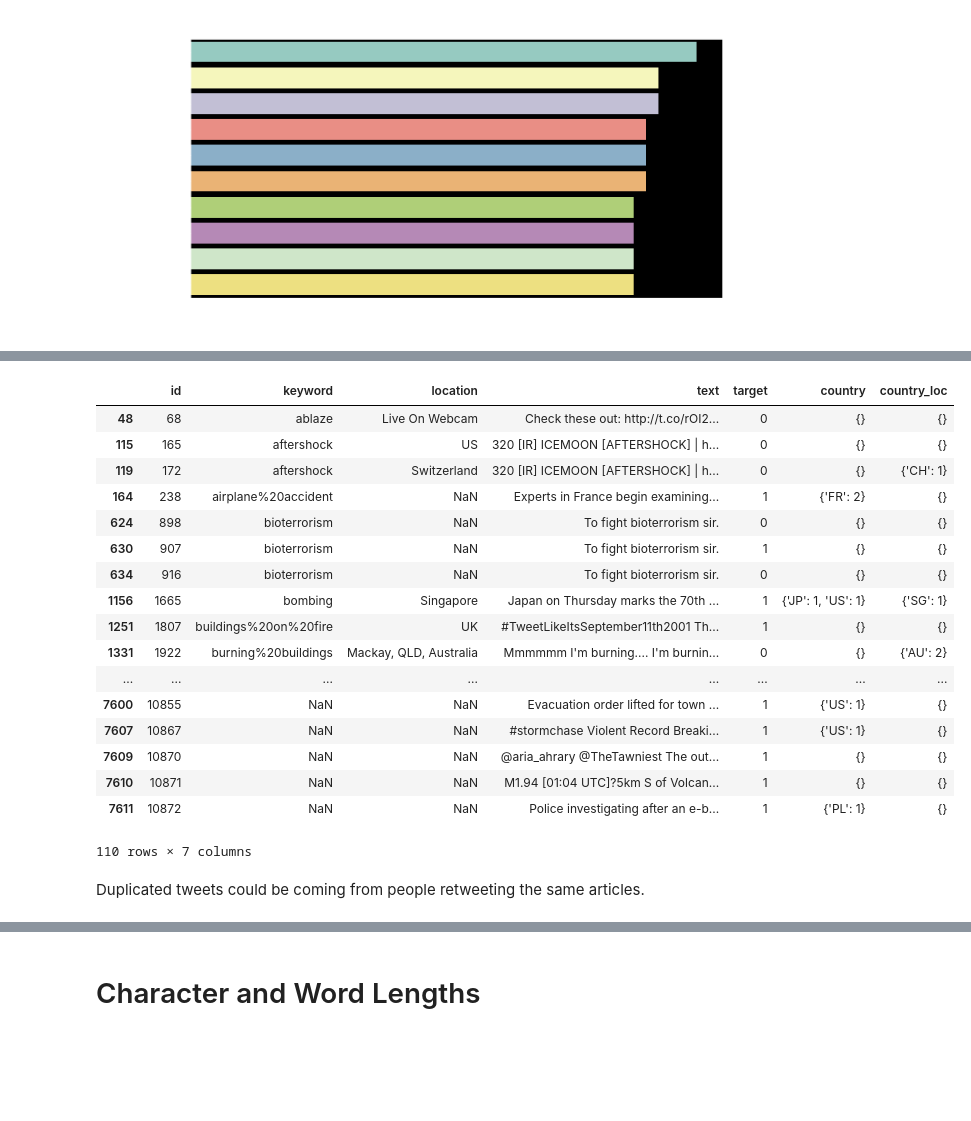
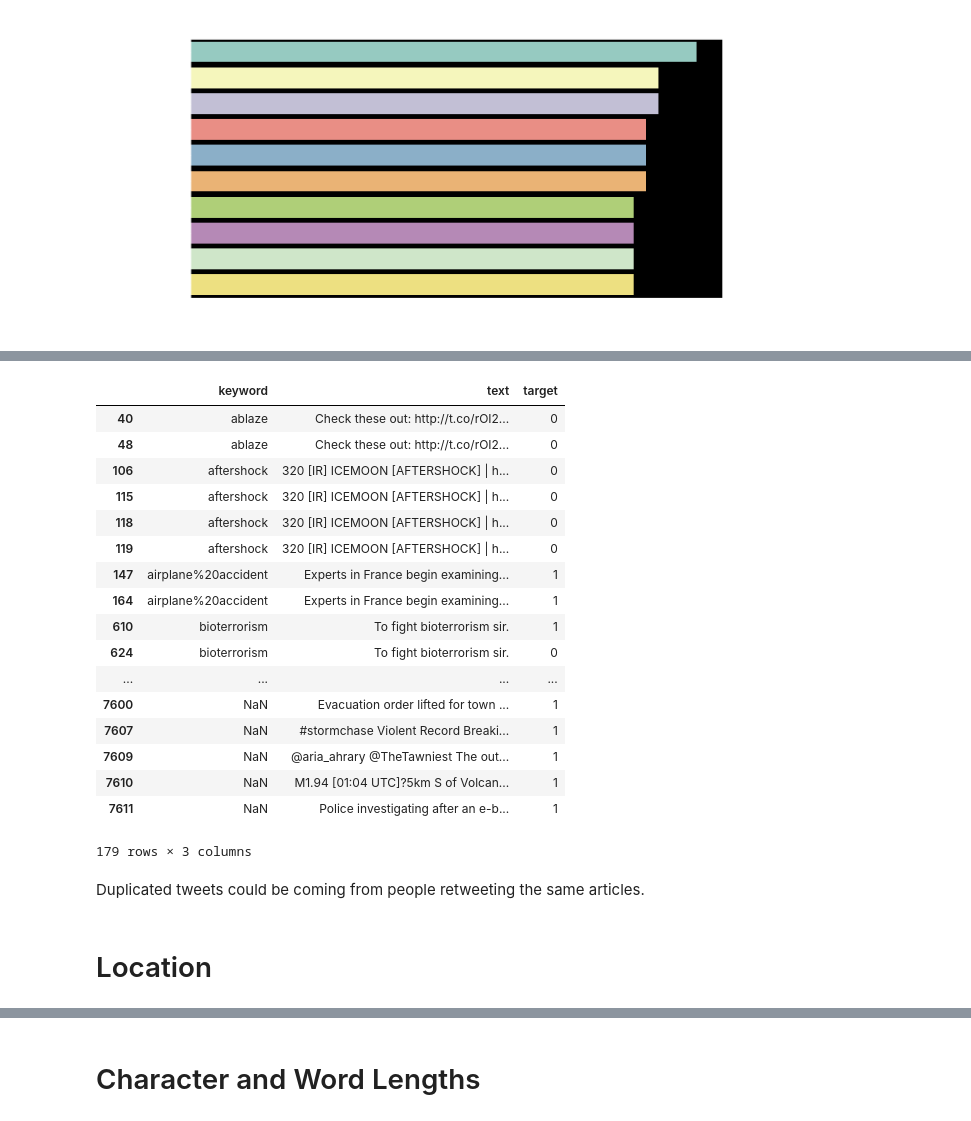
Before and after one commit to cwong690/Is-it-Lit-or-Nah, a Jupyter notebook: cindy_eda.ipynb, the cells around one changed output, grey strips where cells are left out. Saved outputs shown, nothing was run; the diff lists cells and outputs as text; code cells hidden in the pictures; blank space fills up the shorter version.

```diff
--- a/cindy_eda.ipynb
+++ b/cindy_eda.ipynb
@@ -164,26 +136,28 @@ data[data['keyword'].isna()]
 # %%
-data[data['text'].duplicated()]
+data[data['text'].duplicated(keep=False)][['keyword', 'text', 'target']]
 # %% [output]
-|  | id | keyword | location | text | target | country | country_loc |
-| 48 | 68 | ablaze | Live On Webcam | Check these out: http://t.co/rOI2... | 0 | {} | {} |
-| 115 | 165 | aftershock | US | 320 [IR] ICEMOON [AFTERSHOCK] | h... | 0 | {} | {} |
-| 119 | 172 | aftershock | Switzerland | 320 [IR] ICEMOON [AFTERSHOCK] | h... | 0 | {} | {'CH': 1} |
-| 164 | 238 | airplane%20accident | NaN | Experts in France begin examining... | 1 | {'FR': 2} | {} |
-| 624 | 898 | bioterrorism | NaN | To fight bioterrorism sir. | 0 | {} | {} |
-| 630 | 907 | bioterrorism | NaN | To fight bioterrorism sir. | 1 | {} | {} |
-| 634 | 916 | bioterrorism | NaN | To fight bioterrorism sir. | 0 | {} | {} |
-| 1156 | 1665 | bombing | Singapore | Japan on Thursday marks the 70th ... | 1 | {'JP': 1, 'US': 1} | {'SG': 1} |
-| 1251 | 1807 | buildings%20on%20fire | UK | #TweetLikeItsSeptember11th2001 Th... | 1 | {} | {} |
-| 1331 | 1922 | burning%20buildings | Mackay, QLD, Australia | Mmmmmm I'm burning.... I'm burnin... | 0 | {} | {'AU': 2} |
-| ... | ... | ... | ... | ... | ... | ... | ... |
-| 7600 | 10855 | NaN | NaN | Evacuation order lifted for town ... | 1 | {'US': 1} | {} |
-| 7607 | 10867 | NaN | NaN | #stormchase Violent Record Breaki... | 1 | {'US': 1} | {} |
-| 7609 | 10870 | NaN | NaN | @aria_ahrary @TheTawniest The out... | 1 | {} | {} |
-| 7610 | 10871 | NaN | NaN | M1.94 [01:04 UTC]?5km S of Volcan... | 1 | {} | {} |
-| 7611 | 10872 | NaN | NaN | Police investigating after an e-b... | 1 | {'PL': 1} | {} |
+|  | keyword | text | target |
+| 40 | ablaze | Check these out: http://t.co/rOI2... | 0 |
+| 48 | ablaze | Check these out: http://t.co/rOI2... | 0 |
+| 106 | aftershock | 320 [IR] ICEMOON [AFTERSHOCK] | h... | 0 |
+| 115 | aftershock | 320 [IR] ICEMOON [AFTERSHOCK] | h... | 0 |
+| 118 | aftershock | 320 [IR] ICEMOON [AFTERSHOCK] | h... | 0 |
+| 119 | aftershock | 320 [IR] ICEMOON [AFTERSHOCK] | h... | 0 |
+| 147 | airplane%20accident | Experts in France begin examining... | 1 |
+| 164 | airplane%20accident | Experts in France begin examining... | 1 |
+| 610 | bioterrorism | To fight bioterrorism sir. | 1 |
+| 624 | bioterrorism | To fight bioterrorism sir. | 0 |
+| ... | ... | ... | ... |
+| 7600 | NaN | Evacuation order lifted for town ... | 1 |
+| 7607 | NaN | #stormchase Violent Record Breaki... | 1 |
+| 7609 | NaN | @aria_ahrary @TheTawniest The out... | 1 |
+| 7610 | NaN | M1.94 [01:04 UTC]?5km S of Volcan... | 1 |
+| 7611 | NaN | Police investigating after an e-b... | 1 |
-110 rows × 7 columns
+179 rows × 3 columns
 # %% [markdown]
 Duplicated tweets could be coming from people retweeting the same articles.
+# %% [markdown]
+# Location
 # %%
 data['location'].value_counts(dropna=False)
 # %% [output]
```
Also changed, not shown: parts of 13 cells of this notebook.
